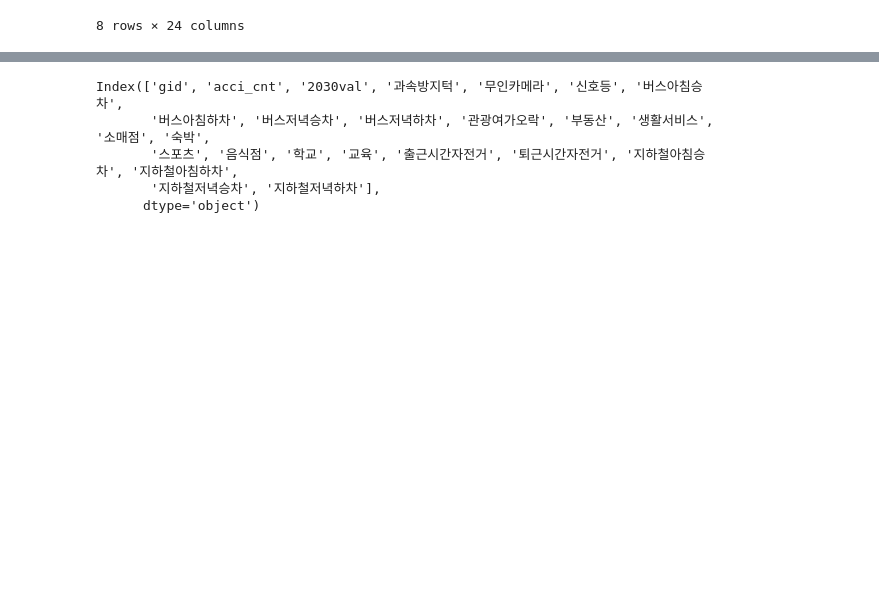
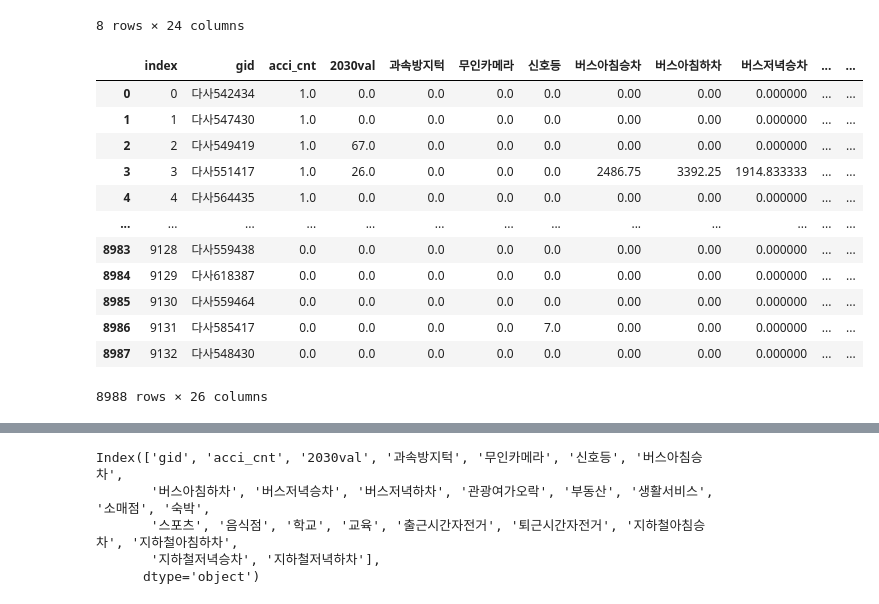
Before and after one commit to so02e/stop_kickrani_GIS, a Jupyter notebook: correlation.ipynb, the cells around one changed output, grey strips where cells are left out. Cells and saved outputs as stored; diff of their text form; code cells hidden in the pictures; blank space fills up the shorter version.

```diff
--- a/correlation.ipynb
+++ b/correlation.ipynb
@@ -599,0 +604,16 @@ data_final.to_csv('output/그리드 전처리 완료/final_data.csv', encoding='
+# %%
+data_final
+# %% [output]
+|  | index | gid | acci_cnt | 2030val | 과속방지턱 | 무인카메라 | 신호등 | 버스아침승차 | 버스아침하차 | 버스저녁승차 | ... | ... |
+| 0 | 0 | 다사542434 | 1.0 | 0.0 | 0.0 | 0.0 | 0.0 | 0.00 | 0.00 | 0.000000 | ... | ... |
+| 1 | 1 | 다사547430 | 1.0 | 0.0 | 0.0 | 0.0 | 0.0 | 0.00 | 0.00 | 0.000000 | ... | ... |
+| 2 | 2 | 다사549419 | 1.0 | 67.0 | 0.0 | 0.0 | 0.0 | 0.00 | 0.00 | 0.000000 | ... | ... |
+| 3 | 3 | 다사551417 | 1.0 | 26.0 | 0.0 | 0.0 | 0.0 | 2486.75 | 3392.25 | 1914.833333 | ... | ... |
+| 4 | 4 | 다사564435 | 1.0 | 0.0 | 0.0 | 0.0 | 0.0 | 0.00 | 0.00 | 0.000000 | ... | ... |
+| ... | ... | ... | ... | ... | ... | ... | ... | ... | ... | ... | ... | ... |
+| 8983 | 9128 | 다사559438 | 0.0 | 0.0 | 0.0 | 0.0 | 0.0 | 0.00 | 0.00 | 0.000000 | ... | ... |
+| 8984 | 9129 | 다사618387 | 0.0 | 0.0 | 0.0 | 0.0 | 0.0 | 0.00 | 0.00 | 0.000000 | ... | ... |
+| 8985 | 9130 | 다사559464 | 0.0 | 0.0 | 0.0 | 0.0 | 0.0 | 0.00 | 0.00 | 0.000000 | ... | ... |
+| 8986 | 9131 | 다사585417 | 0.0 | 0.0 | 0.0 | 0.0 | 7.0 | 0.00 | 0.00 | 0.000000 | ... | ... |
+| 8987 | 9132 | 다사548430 | 0.0 | 0.0 | 0.0 | 0.0 | 0.0 | 0.00 | 0.00 | 0.000000 | ... | ... |
+8988 rows × 26 columns
```
Also changed, not shown: parts of 9 cells of this notebook, 9 other files.
